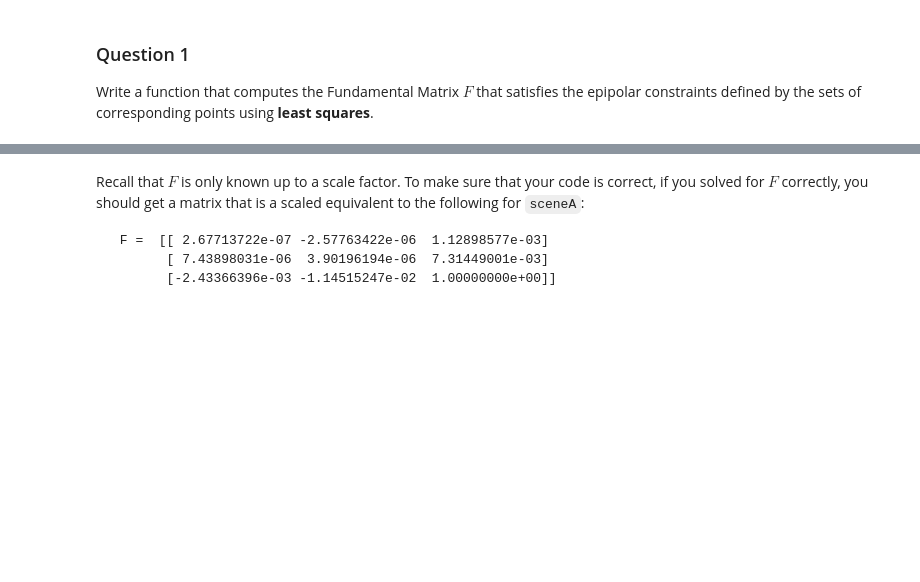
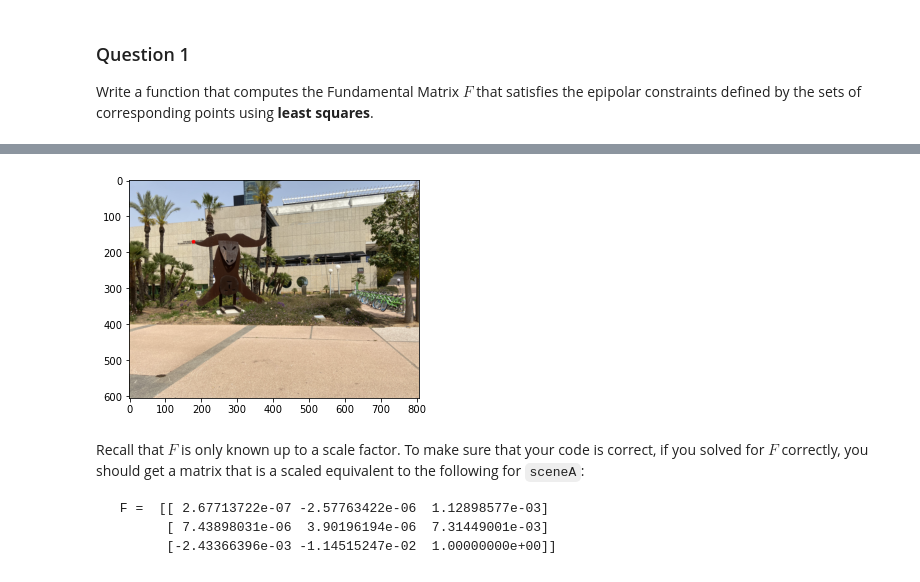
Before and after one commit to levyrafi12/graphics, a Jupyter notebook: ex2/graphics_epipolar_exercise.ipynb, the cells around one changed output, grey strips where cells are left out. Cells and saved outputs as stored; diff of their text form; code cells hidden in the pictures; blank space fills up the shorter version.

```diff
--- a/ex2/graphics_epipolar_exercise.ipynb
+++ b/ex2/graphics_epipolar_exercise.ipynb
@@ -67,3 +96,19 @@ Scene A: Fundametal Matrix with Rank = 3:
+# %%
+#DEBUG CELL
+
+pts_a = load_file('input/sceneA/sceneA-pts2d-2.txt')
+image = cv2.imread("input/sceneA/sceneA-im-2.png", )
+image = cv2.cvtColor(image, cv2.COLOR_BGR2RGB)
+import matplotlib.pyplot as plt
+color = (255, 0, 0)
+
+for (x,y) in [pts_a[0]]:
+    image = cv2.circle(image, (int(x),int(y)), 5, color, -1)
+
+plt.imshow(image)
+plt.show()
+# %% [output]
+[figure, added]
 # %% [markdown]
 
 Recall that $F$ is only known up to a scale factor. To make sure that your code is correct, if you solved for $F$ correctly, you should get a matrix that is a scaled equivalent to the following for `sceneA`:
```
Also changed, not shown: parts of 4 cells of this notebook.
